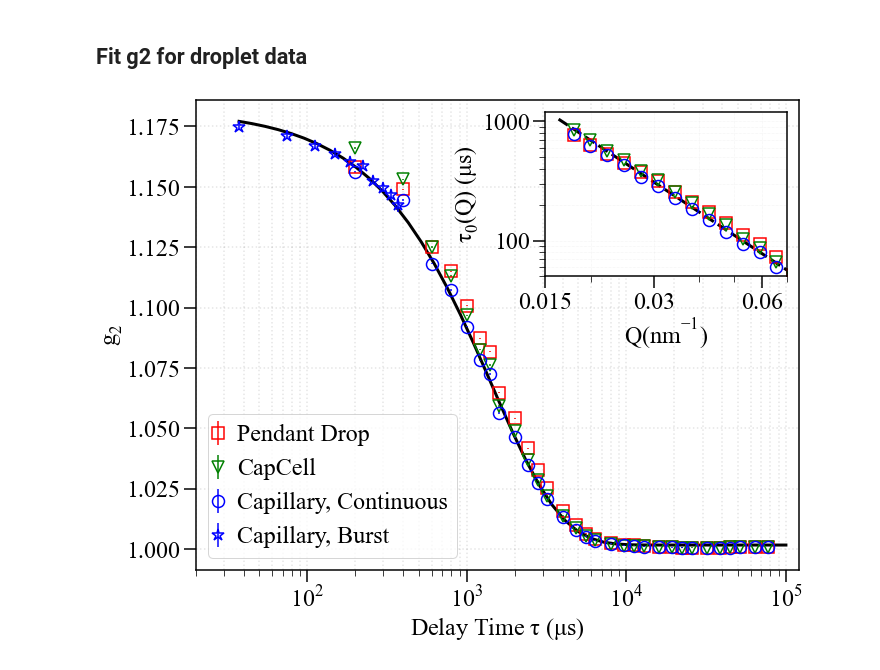
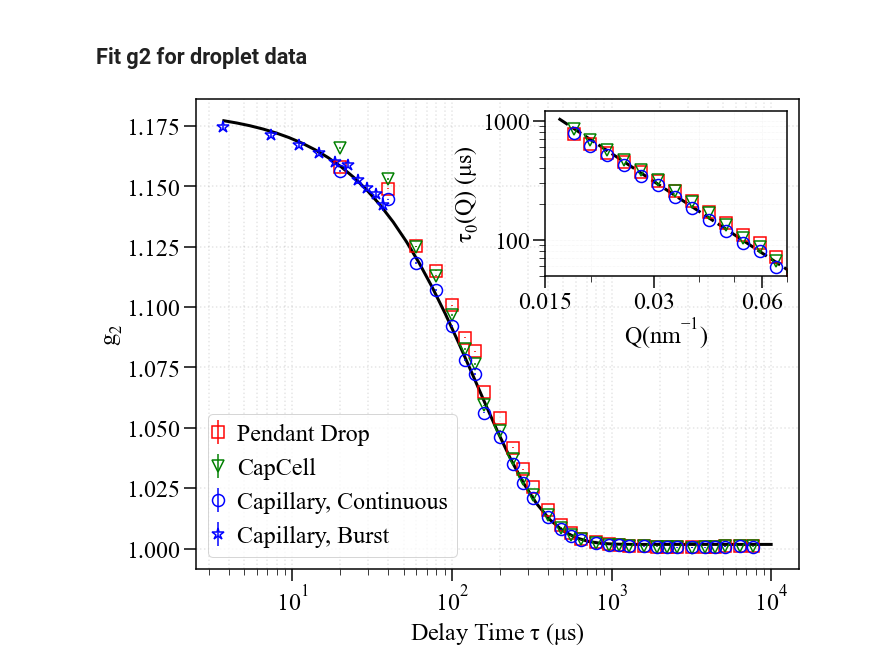
Before and after one commit to qzhang234/PubCode-2022-Pendant_Drop, a Jupyter notebook: Data_Analysis/Figure_scripts/Plot_g2_tauQ.ipynb, the cells around one changed output. Cells and saved outputs as stored; diff of their text form; code cells hidden in the pictures.

```diff
--- a/Data_Analysis/Figure_scripts/Plot_g2_tauQ.ipynb
+++ b/Data_Analysis/Figure_scripts/Plot_g2_tauQ.ipynb
@@ -34,9 +34,9 @@ droplet = xf(dropleta, cwd = fn_path)
 CapCell = xf(CapCellb, cwd = fn_path)
 capillary = xf(capillaryc, cwd = fn_path)
 
-burst_x = []
-burst_y = []
-burst_z = []
+tmp_x = []
+tmp_y = []
+tmp_z = []
 with open("../Data/burst_plot_5.csv", "r") as File:
     plots = csv.reader(File,  delimiter = ',')
     count = 0
@@ -44,10 +44,14 @@ with open("../Data/burst_plot_5.csv", "r") as File:
 
         if count > 9:
             break
-        burst_x.append(float(row[0]))
-        burst_y.append(float(row[2]))
-        burst_z.append(float(row[1]))
+        tmp_x.append(float(row[0]))
+        tmp_y.append(float(row[2]))
+        tmp_z.append(float(row[1]))
         count+=1
+
+burst_x = np.array(tmp_x)
+burst_y = np.array(tmp_y)
+burst_z = np.array(tmp_z)
 # %% [markdown]
 ## Fit g2 for droplet data
 # %%
@@ -122,12 +126,12 @@ xl = np.logspace(-6, -2, num=50, endpoint=True, base=10.0, dtype=np.longfloat, a
 j = (xl/b1)**c1
 y1 = (a1 * exp(-2 * j)) + d1
 
-ax.errorbar(droplet.t_el[0:30], (droplet.g2[:,5][0:30]), yerr=(droplet.g2_err[:,5][0:30]), fmt='rs', label = 'Pendant Drop', markersize = marker_size, linewidth = line_width, markeredgewidth = line_width, markerfacecolor='none')
-ax.plot(xl[7:50], y1[7:50], 'k-', markersize=marker_size, linewidth = 2*line_width)
-ax.errorbar(CapCell.t_el[0:30], (CapCell.g2[:,5][0:30]), yerr=(CapCell.g2_err[:,5][0:30]), fmt='gv',label = 'CapCell', markersize = marker_size, linewidth = line_width, markeredgewidth = line_width, markerfacecolor='none')
-ax.errorbar(capillary.t_el[0:30], (capillary.g2[:,5][0:30]), yerr=(CapCell.g2_err[:,5][0:30]), fmt='bo', label = 'Capillary, Continuous', markersize = marker_size, linewidth = line_width, markeredgewidth = line_width, markerfacecolor='none')
+ax.errorbar(1e6*droplet.t_el[0:30], (droplet.g2[:,5][0:30]), yerr=(droplet.g2_err[:,5][0:30]), fmt='rs', label = 'Pendant Drop', markersize = marker_size, linewidth = line_width, markeredgewidth = line_width, markerfacecolor='none')
+ax.plot(1e6*xl[7:50], y1[7:50], 'k-', markersize=marker_size, linewidth = 2*line_width)
+ax.errorbar(1e6*CapCell.t_el[0:30], (CapCell.g2[:,5][0:30]), yerr=(CapCell.g2_err[:,5][0:30]), fmt='gv',label = 'CapCell', markersize = marker_size, linewidth = line_width, markeredgewidth = line_width, markerfacecolor='none')
+ax.errorbar(1e6*capillary.t_el[0:30], (capillary.g2[:,5][0:30]), yerr=(CapCell.g2_err[:,5][0:30]), fmt='bo', label = 'Capillary, Continuous', markersize = marker_size, linewidth = line_width, markeredgewidth = line_width, markerfacecolor='none')
 
-ax.errorbar(burst_x, burst_z, yerr = burst_y, color = 'b', fmt='*', label = 'Capillary, Burst', markersize = marker_size, linewidth = line_width, markeredgewidth = line_width, markerfacecolor='none')
+ax.errorbar(1e6*burst_x, burst_z, yerr = burst_y, color = 'b', fmt='*', label = 'Capillary, Burst', markersize = marker_size, linewidth = line_width, markeredgewidth = line_width, markerfacecolor='none')
 
 ax.legend(loc='lower left', prop={'size': font_size})
 
@@ -141,59 +145,59 @@ for axis in ['top','bottom','left','right']:
 
 ax.set_ylabel('g$\mathdefault{_2}$',
               fontsize=font_size, labelpad=0.05*font_size)
-ax.set_xticks([1e-5,1e-2])
+# ax.set_xticks([1e-6,1e-2])
 ax.set_xscale('log')
 
-ax.set_xlim(2e-6,1.2e-2)
-ax.set_xticklabels(['10$^\mathdefault{}$',
-                    '10$^\mathdefault{1}$',
-                    '10$^\mathdefault{2}$',
-                    '10$^\mathdefault{3}$',
-                    '10$^\mathdefault{4}$',
-                    '10$^\mathdefault{5}$',
-                    '10$^\mathdefault{6}$'],
-                    fontsize = font_size)
+# ax.set_xlim(2e-6,1.2e-2)
+# ax.set_xticklabels(['10$^\mathdefault{1}$',
+#                     '10$^\mathdefault{1}$',
+#                     '10$^\mathdefault{2}$',
+#                     '10$^\mathdefault{3}$',
+#                     '10$^\mathdefault{4}$',
+#                     '10$^\mathdefault{5}$',
+#                     '10$^\mathdefault{6}$'],
+#                     fontsize = font_size)
 ax.set_xlabel('Delay Time $\mathdefault{\u03C4}$ ($\mathdefault{\mu}$s)',
               fontsize=font_size, labelpad=0.2*font_size)
 
 axins = inset_axes(ax, width="40%", height="35%", loc=1, borderpad=0.05*font_size)
-axins.errorbar(tauq_q_droplet*10,tauq_tau_droplet*1000000,tauq_tau_err_droplet,fmt='rs',markeredgewidth = line_width,
+axins.errorbar(tauq_q_droplet*10,tauq_tau_droplet*1e6,tauq_tau_err_droplet,fmt='rs',markeredgewidth = line_width,
                linewidth=line_width, markersize=marker_size,  markerfacecolor='none')
-axins.errorbar(tauq_q_CapCell*10,tauq_tau_CapCell*1000000,tauq_tau_err_CapCell,fmt='gv',markeredgewidth = line_width,
+axins.errorbar(tauq_q_CapCell*10,tauq_tau_CapCell*1e6,tauq_tau_err_CapCell,fmt='gv',markeredgewidth = line_width,
                linewidth=line_width, markersize=marker_size,  markerfacecolor='none')
-axins.errorbar(tauq_q_capillary*10,tauq_tau_capillary*1000000,tauq_tau_err_capillary,fmt='bo',markeredgewidth = line_width,
+axins.errorbar(tauq_q_capillary*10,tauq_tau_capillary*1e6,tauq_tau_err_capillary,fmt='bo',markeredgewidth = line_width,
                linewidth=line_width, markersize=marker_size,  markerfacecolor='none')
-axins.plot(tauq_fit_line_droplet["fit_x"]*10,tauq_fit_line_droplet["fit_y"]*1000000,'k--',linewidth=2*line_width)
+axins.plot(tauq_fit_line_droplet["fit_x"]*10,tauq_fit_line_droplet["fit_y"]*1e6,'k--',linewidth=2*line_width)
 
 for axis in ['top','bottom','left','right']:
     axins.spines[axis].set_linewidth(line_width)
 
 axins.set_xscale('log')
 axins.set_xlim(1.8e-2, 7e-2)
 axins.set_xticks([1.5e-2, 3e-2, 6e-2])
 axins.set_xticklabels(['0.015',
                     '0.03',
                     '0.06'],
                     fontsize = font_size)
 
 axins.set_xlabel('Q(nm$\mathdefault{^{-1}}$)', fontsize=font_size, labelpad=0.05*font_size )
 
 axins.set_yscale('log')
 axins.set_yticks([100, 1000])
 
 axins.set_yticklabels(['100','1000'],fontsize = font_size)
 axins.tick_params('both', length=tick_length_major, width=line_width, which='major', labelsize=font_size)
 axins.tick_params('both', length=tick_length_minor, width=0.5*line_width, which='minor',
                labelleft=False, labelbottom=False)
 axins.set_ylim(50, 1200)
 axins.set_ylabel('$\mathdefault{\u03C4_0}$(Q) ($\mathdefault{\mu}$s)',
               fontsize=font_size, labelpad=0.05*font_size)
 
 
 
 axins.grid(color='k', linestyle=':', linewidth=0.5, alpha=0.1, which='both')
 
 plt.savefig('../Figures/g2_tauQ.pdf', dpi=600, format='pdf',
             facecolor='w', edgecolor='w', transparent=False, bbox_inches='tight')
 # %% [output]
-[figure, old version]
+[figure, new version]
```
Also changed, not shown: 4 other files.
